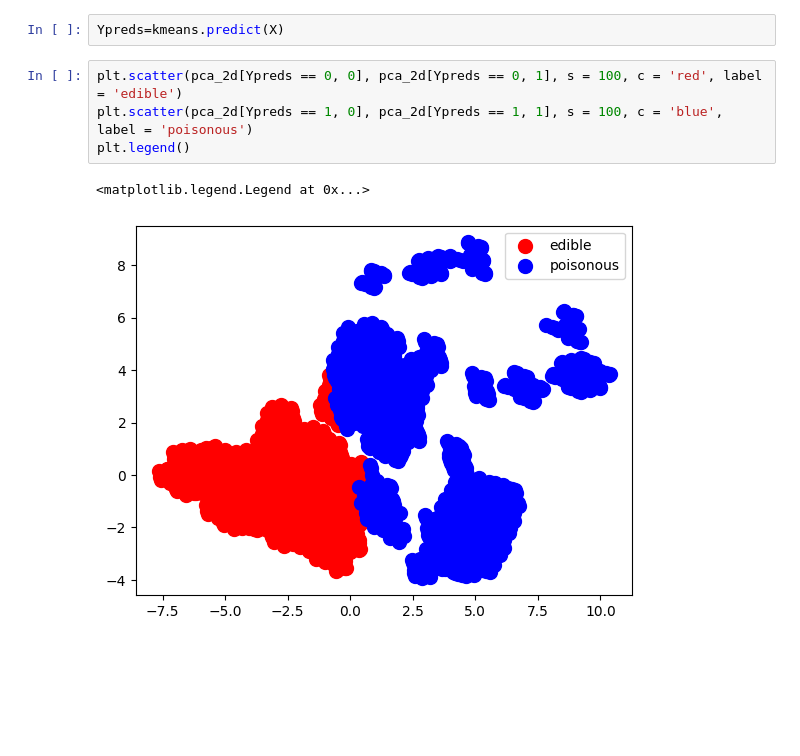
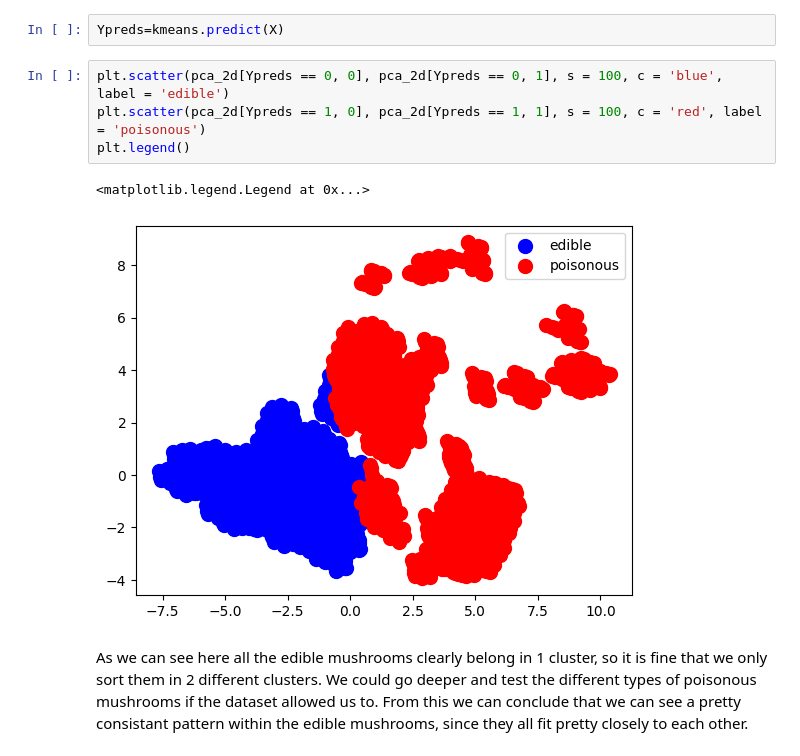
Before and after one commit to yoinkeds/Unsupervised-learning-with-KMeans, a Jupyter notebook: mushroom_kmeans_final.ipynb, the cells around one changed output. Cells and saved outputs as stored; diff of their text form; blank space fills up the shorter version.

```diff
--- a/mushroom_kmeans_final.ipynb
+++ b/mushroom_kmeans_final.ipynb
@@ -208,9 +210,11 @@ KMeans(n_clusters=2)
 # %%
 Ypreds=kmeans.predict(X)
 # %%
-plt.scatter(pca_2d[Ypreds == 0, 0], pca_2d[Ypreds == 0, 1], s = 100, c = 'red', label = 'edible')
-plt.scatter(pca_2d[Ypreds == 1, 0], pca_2d[Ypreds == 1, 1], s = 100, c = 'blue', label = 'poisonous')
+plt.scatter(pca_2d[Ypreds == 0, 0], pca_2d[Ypreds == 0, 1], s = 100, c = 'blue', label = 'edible')
+plt.scatter(pca_2d[Ypreds == 1, 0], pca_2d[Ypreds == 1, 1], s = 100, c = 'red', label = 'poisonous')
 plt.legend()
 # %% [output]
 <matplotlib.legend.Legend at 0x...>
-[figure, old version]
+[figure, new version]
+# %% [markdown]
+As we can see here all the edible mushrooms clearly belong in 1 cluster, so it is fine that we only sort them in 2 different clusters. We could go deeper and test the different types of poisonous mushrooms if the dataset allowed us to. From this we can conclude that we can see a pretty consistant pattern within the edible mushrooms, since they all fit pretty closely to each other.
```
Also changed, not shown: parts of 21 cells of this notebook.
